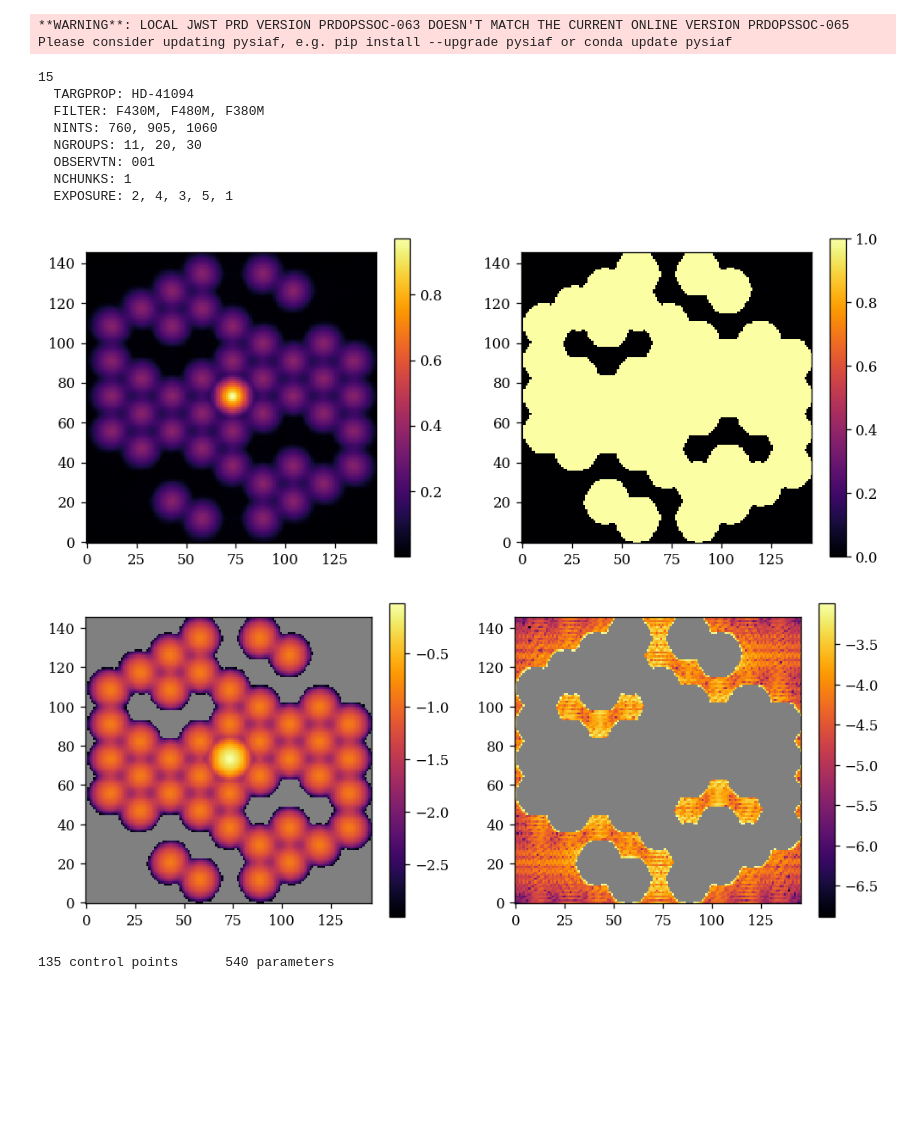
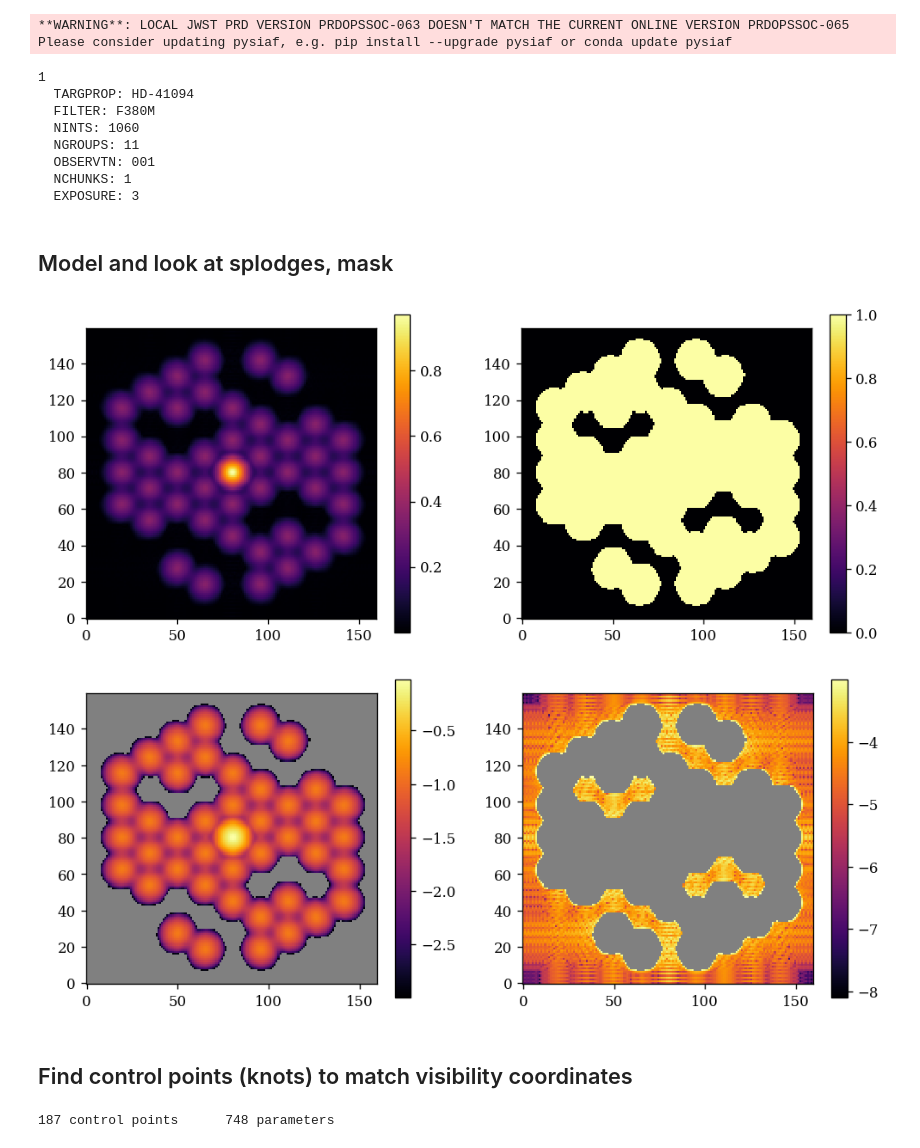
Before and after one commit to LouisDesdoigts/amigo_notebooks, a Jupyter notebook: spline_vis.ipynb, the cells around one changed output. Cells and saved outputs as stored; diff of their text form; code cells hidden in the pictures; blank space fills up the shorter version.

```diff
--- a/spline_vis.ipynb
+++ b/spline_vis.ipynb
@@ -50,7 +50,7 @@ for file in _files:
 
 # fnames = [f["PRIMARY"].header["filename"] for f in files]
 
-# files = files[:1]
+files = files[:1]
 
 print(f"\n{len(files)}")
 summarise_files(
@@ -60,14 +60,14 @@ summarise_files(
 # %% [output]
 **WARNING**: LOCAL JWST PRD VERSION PRDOPSSOC-063 DOESN'T MATCH THE CURRENT ONLINE VERSION PRDOPSSOC-065
 Please consider updating pysiaf, e.g. pip install --upgrade pysiaf or conda update pysiaf
-15
+1
   TARGPROP: HD-41094
-  FILTER: F430M, F480M, F380M
-  NINTS: 760, 905, 1060
-  NGROUPS: 11, 20, 30
+  FILTER: F380M
+  NINTS: 1060
+  NGROUPS: 11
   OBSERVTN: 001
   NCHUNKS: 1
-  EXPOSURE: 2, 4, 3, 5, 1
+  EXPOSURE: 3
 # %%
 import jax.numpy as np
 
@@ -174,6 +174,8 @@ params = initialise_params(exposures, optics, fit_one_on_fs=False)
 model = AmigoModel(
     files, params, optics=optics, detector=detector, ramp=ramp_model, read=read_model
 )
+# %% [markdown]
+## Model and look at splodges, mask
 # %%
 from jax import vmap
 import interpax as ipx
@@ -198,39 +200,40 @@ padded = vmap(lambda x: dlu.resize(x, uv_pad * psfs.shape[-1]))(psfs)
 npix_in = padded.shape[-1]
 
 # Crop the splodges
-npix_out = 146
+# npix_out = 156
+npix_out = 160
 full_splodges = vmap(to_uv)(padded).sum(0)
 splodges = np.abs(dlu.resize(full_splodges, npix_out))
 
 # Mask outside the OTF region - Shouldn't need to be done in practice
 mask = splodges > 1e-3
 
 
 plt.figure(figsize=(10, 4))
 plt.subplot(1, 2, 1)
 # plt.imshow(np.abs(splodges[0]) ** 0.25)
 plt.imshow(splodges ** 0.5)
 # plt.imshow(np.abs(splodges[0]))
 plt.colorbar()
 
 plt.subplot(1, 2, 2)
 plt.imshow(mask)
 plt.colorbar()
 plt.show()
 
 # mask = np.abs(splodges[0]) > 1e-6
 inner = np.where(mask, splodges, np.nan)
 outer = np.where(~mask, splodges, np.nan)
 
 plt.figure(figsize=(10, 4))
 plt.subplot(1, 2, 1)
 plt.imshow(np.log10(inner), cmap=inferno)
 plt.colorbar()
 
 plt.subplot(1, 2, 2)
 plt.imshow(np.log10(outer), cmap=inferno)
 plt.colorbar()
 plt.show()
 # %% [output]
-[figure, old version]
+[figure, new version]
-[figure, old version]
+[figure, new version]
@@ -259,38 +240,24 @@ def gaussian(sigma, nx, ny):
+# %% [markdown]
+## Find control points (knots) to match visibility coordinates
 # %%
 import jax.random as jr
 from amigo.interferometry import get_baselines_and_inds, osamp_freqs
 
-
-# # Create the splodges
-# uv_pad = 2
-# exp = exposures[0]
-# psfs = fit.model_wfs(model, exp).psf
-# padded = vmap(lambda x: dlu.resize(x, uv_pad * psfs.shape[-1]))(psfs)
-# npix_in = padded.shape[-1]
-
-# # Crop the splodges
-# npix_out = 146
-# full_splodges = vmap(to_uv)(padded).sum(0)
-# splodges = np.abs(dlu.resize(full_splodges, npix_out))
-
-# # Mask outside the OTF region - Shouldn't need to be done in practice
-# mask = np.abs(splodges) > 1e-3
 
 # Make interpolator of the visibilities on the OTF coordinates
 cen_holes = optics.holes - optics.holes.mean(0)[None, :]
 # cen_holes = optics.holes
 hbls, inds = get_baselines_and_inds(cen_holes)
 bls = np.concatenate([np.zeros((1, 2)), hbls, -hbls]).T
-# nx, ny = 17, 15
-nx, ny = 9, 15
-# nx, ny = 19, 15
-xs = bls.max() * np.linspace(-1, 1, nx)
-# r = ny * (1 / (ny - 1))
-r = 1
-ys = bls.max() * np.linspace(-r, r, ny)
-# fs = gaussian(0.5, nx, ny).T
-# fs /= fs.max()
-# interp = ipx.Interpolator2D(xs, ys, fs, method="cubic2", extrap=True)
+
+x_pts, y_pts = 9, 15
+pad_x = 1
+pad_y = 2
+nx, ny = x_pts + 2 * pad_x, y_pts + 2 * pad_x
+dx, dy = 2 / (x_pts - 1), 2 / (y_pts - 1)
+xs = bls.max() * np.linspace(-(1 + dx), 1 + dx, x_pts + 2)
+ys = bls.max() * np.linspace(-(1 + dy), 1 + dy, y_pts + 2)
+x_pts, y_pts = len(xs), len(ys)
 
 # Define visibility coords
 wavels, weights = model.filters[exp.filter]
@@ -299,13 +266,6 @@ dx = dlu.arcsec2rad(optics.psf_pixel_scale) / (optics.oversample * lam)
 
 crop_to = lambda arr, npix: arr[(len(arr) - npix) // 2 : (len(arr) + npix) // 2]
 u_coords = crop_to(osamp_freqs(full_splodges.shape[-1], dx), npix_out)
-
-# # Get and apply visibility map
-# grid_interp = lambda xs, ys: interp(xs.flatten(), ys.flatten()).reshape(xs.shape)
-# full_vis = grid_interp(*np.meshgrid(u_coords, u_coords))
-# # vis_map = np.where(mask, full_vis, np.nan)
-# applied_splodges = full_vis * splodges
-
 
 def nearest_fn(pt, coords):
     dist = np.hypot(coords[0] - pt[0], coords[1] + pt[1])
@@ -321,5 +281,5 @@ bls_pts = np.array([xs[inds[1]], ys[inds[0]]])
 #
 print(f"{nx * ny} control points\t{4 * nx * ny} parameters")
 # %% [output]
-135 control points      540 parameters
+187 control points      748 parameters
 # %%
```
Also changed, not shown: parts of 4 cells of this notebook.
